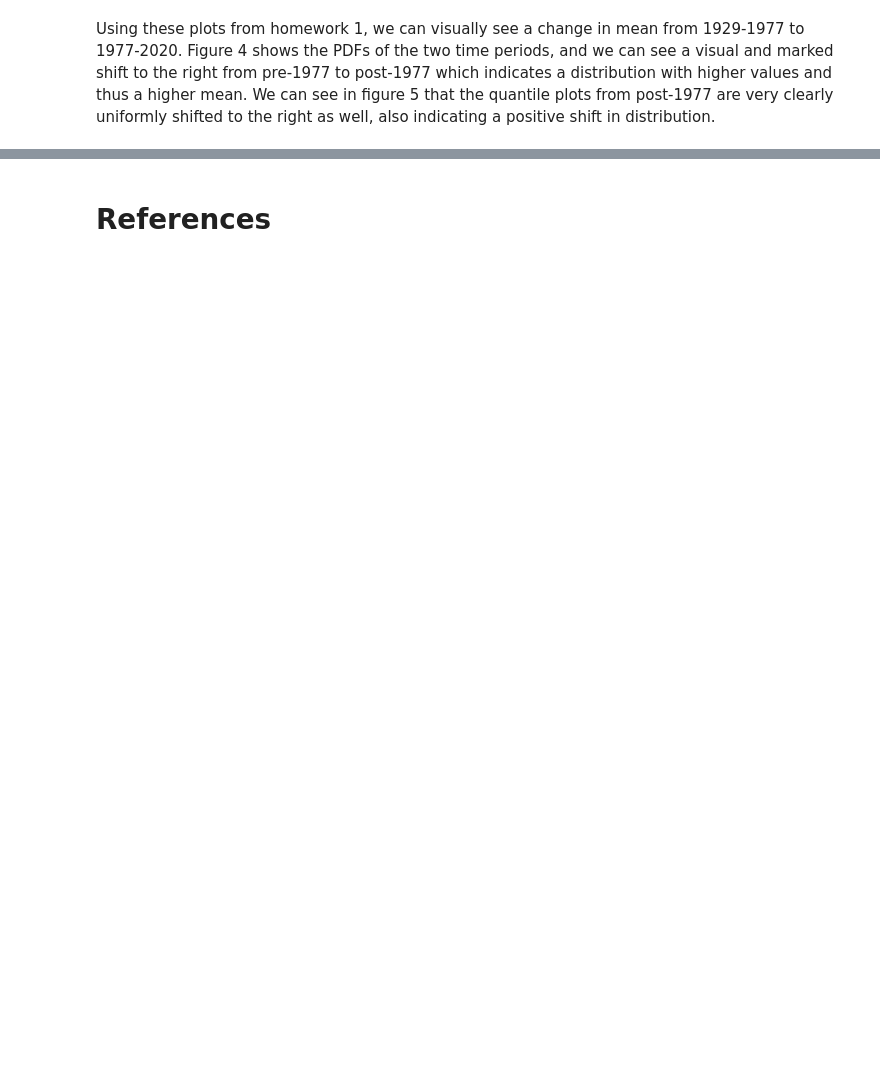
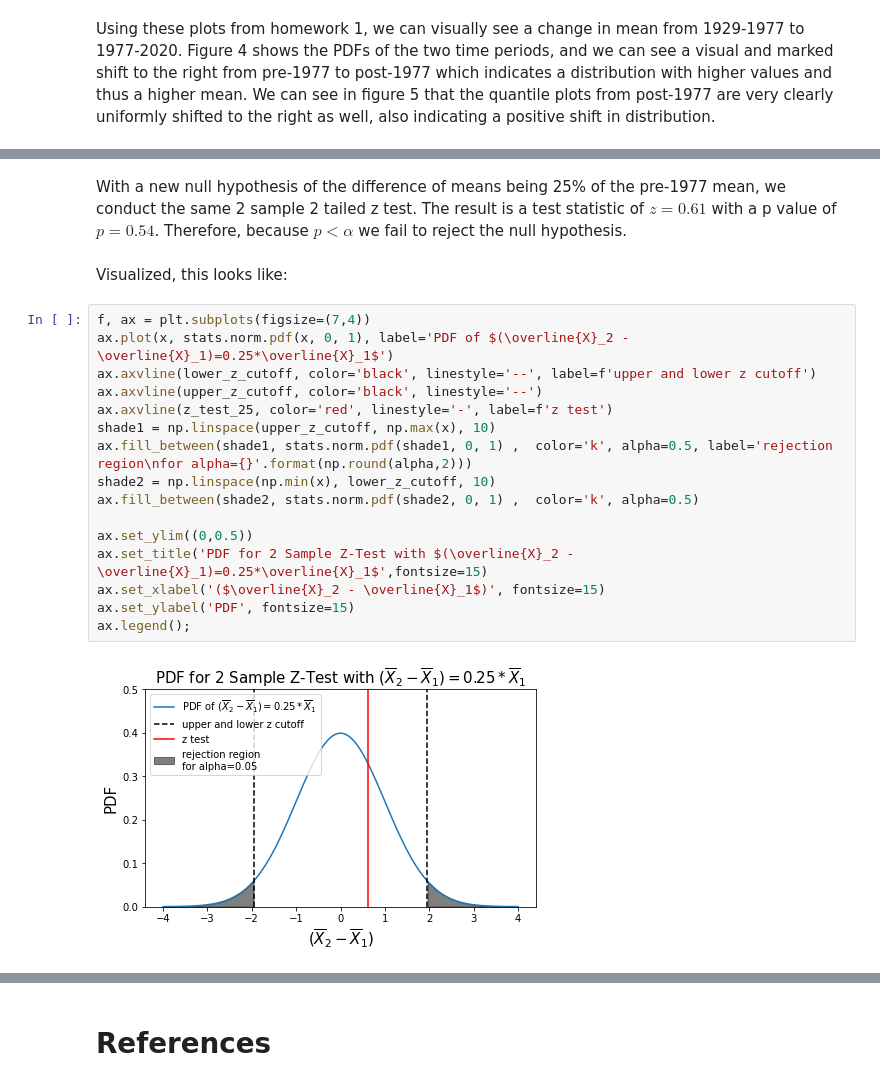
Before and after one commit to egagli/cewa565, a Jupyter notebook: homework/2/hw2.ipynb, the cells around one changed output, grey strips where cells are left out. Cells and saved outputs as stored; diff of their text form; blank space fills up the shorter version.

```diff
--- a/homework/2/hw2.ipynb
+++ b/homework/2/hw2.ipynb
@@ -186,0 +189,22 @@ Seth Vanderwilt and I will be exploring using Synthetic Aperture Radar (SAR) bac
+# %% [markdown]
+With a new null hypothesis of the difference of means being 25% of the pre-1977 mean, we conduct the same 2 sample 2 tailed z test. The result is a test statistic of $z = 0.61$ with a p value of $p = 0.54$. Therefore, because $p < \alpha$ we fail to reject the null hypothesis.
+# %% [markdown]
+Visualized, this looks like:
+# %%
+f, ax = plt.subplots(figsize=(7,4))
+ax.plot(x, stats.norm.pdf(x, 0, 1), label='PDF of $(\overline{X}_2 - \overline{X}_1)=0.25*\overline{X}_1$')
+ax.axvline(lower_z_cutoff, color='black', linestyle='--', label=f'upper and lower z cutoff')
+ax.axvline(upper_z_cutoff, color='black', linestyle='--')
+ax.axvline(z_test_25, color='red', linestyle='-', label=f'z test')
+shade1 = np.linspace(upper_z_cutoff, np.max(x), 10)
+ax.fill_between(shade1, stats.norm.pdf(shade1, 0, 1) ,  color='k', alpha=0.5, label='rejection region\nfor alpha={}'.format(np.round(alpha,2)))
+shade2 = np.linspace(np.min(x), lower_z_cutoff, 10)
+ax.fill_between(shade2, stats.norm.pdf(shade2, 0, 1) ,  color='k', alpha=0.5)
+
+ax.set_ylim((0,0.5))
+ax.set_title('PDF for 2 Sample Z-Test with $(\overline{X}_2 - \overline{X}_1)=0.25*\overline{X}_1$',fontsize=15)
+ax.set_xlabel('($\overline{X}_2 - \overline{X}_1$)', fontsize=15)
+ax.set_ylabel('PDF', fontsize=15)
+ax.legend();
+# %% [output]
+[figure, added]
```
Also changed, not shown: parts of 56 cells of this notebook.
